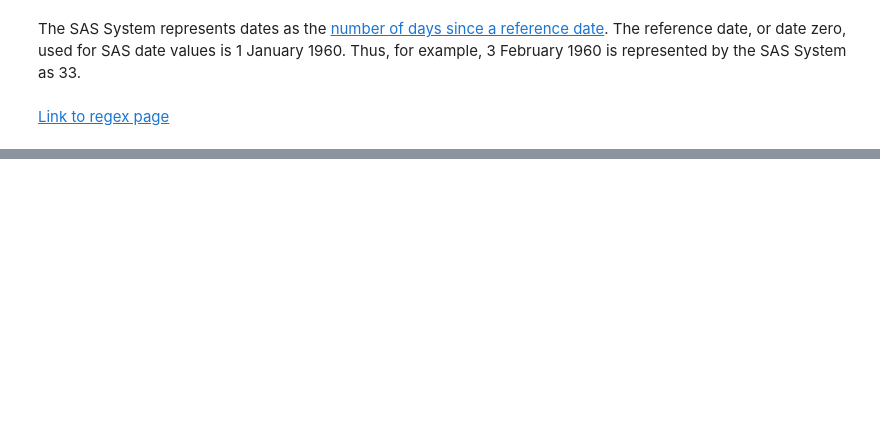
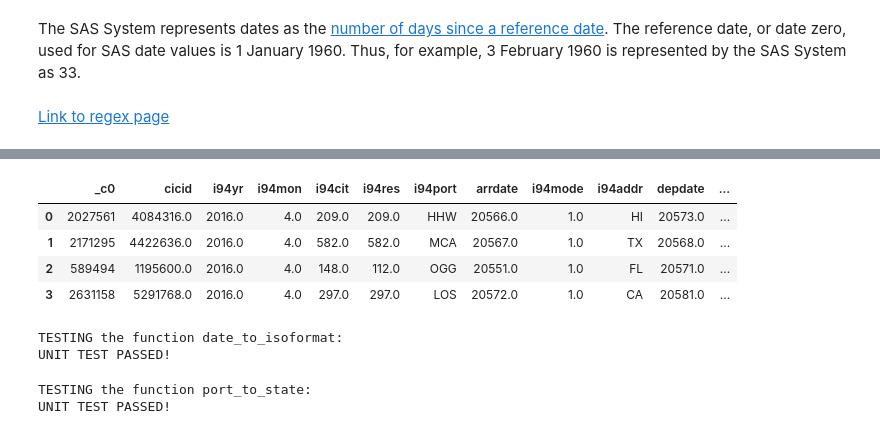
Before and after one commit to OyvindElgvin/Project-Data-Engineering-Capstone-Project, a Jupyter notebook: Capstone Project.ipynb, the cells around one changed output, grey strips where cells are left out. Saved outputs shown, nothing was run; the diff lists cells and outputs as text; code cells hidden in the pictures; blank space fills up the shorter version.

```diff
--- a/Capstone Project.ipynb
+++ b/Capstone Project.ipynb
@@ -952,0 +1002,52 @@ Create a data dictionary for your data model. For each field, provide a brief de
+# %%
+# loading a sample of the Immigration Data into spark to use in the data quality checks
+# using inferSchema = "true" to set the column data type the same as the values own data type
+TEST_Im = spark.read.format('csv').options(header = 'true', inferSchema = "true")\
+                             .load('immigration_data_sample.csv')
+# %%
+# overview of the original immigration data
+TEST_Im.limit(4).toPandas()
+# %% [output]
+|  | _c0 | cicid | i94yr | i94mon | i94cit | i94res | i94port | arrdate | i94mode | i94addr | depdate | ... |
+| 0 | 2027561 | 4084316.0 | 2016.0 | 4.0 | 209.0 | 209.0 | HHW | 20566.0 | 1.0 | HI | 20573.0 | ... |
+| 1 | 2171295 | 4422636.0 | 2016.0 | 4.0 | 582.0 | 582.0 | MCA | 20567.0 | 1.0 | TX | 20568.0 | ... |
+| 2 | 589494 | 1195600.0 | 2016.0 | 4.0 | 148.0 | 112.0 | OGG | 20551.0 | 1.0 | FL | 20571.0 | ... |
+| 3 | 2631158 | 5291768.0 | 2016.0 | 4.0 | 297.0 | 297.0 | LOS | 20572.0 | 1.0 | CA | 20581.0 | ... |
+# %%
+# TESTING the function date_to_isoformat
+print('TESTING the function date_to_isoformat:')
+
+# replacing columns 'arrdate' and 'depdate'
+# with date_to_isoformat function
+TEST_Im = TEST_Im.withColumn('arrdate', date_to_isoformat(TEST_Im.arrdate))
+TEST_Im = TEST_Im.withColumn('depdate', date_to_isoformat(TEST_Im.depdate))
+
+if TEST_Im.first()[7] == '2016-04-22' and TEST_Im.first()[10] == '2016-04-29':
+    print('UNIT TEST PASSED!')
+else:
+    raise ValueError(f'''UNIT TEST FAILED! Giving {TEST_Im.first()[7]} instead of "2016-04-22"
+                                              and {TEST_Im.first()[10]} instead of "2016-04-29"''')
+
+# TEST_Im.select('arrdate', 'depdate').limit().toPandas()
+# %% [output]
+TESTING the function date_to_isoformat:
+UNIT TEST PASSED!
+# %%
+# TESTING the function port_to_state
+print('TESTING the function port_to_state:')
+
+# creating columns 'arrival_city' and 'arrival_state'
+# with port_to_city function
+TEST_Im = TEST_Im.withColumn('arrival_city', port_to_city(TEST_Im.i94port))
+TEST_Im = TEST_Im.withColumn('arrival_state', port_to_state(TEST_Im.i94port))
+
+if TEST_Im.first()[29] == 'HONOLULU' and TEST_Im.first()[30] == 'HI':
+    print('UNIT TEST PASSED!')
+else:
+    raise ValueError(f'''UNIT TEST FAILED! Giving {TEST_Im.first()[29]} instead of "HONOLULU"
+                         and {TEST_Im.first()[30]} instead of "HI"''')
+
+# TEST_Im.select('arrival_city', 'arrival_state').limit(4).toPandas()
+# %% [output]
+TESTING the function port_to_state:
+UNIT TEST PASSED!
```
Also changed, not shown: parts of 136 cells of this notebook.
